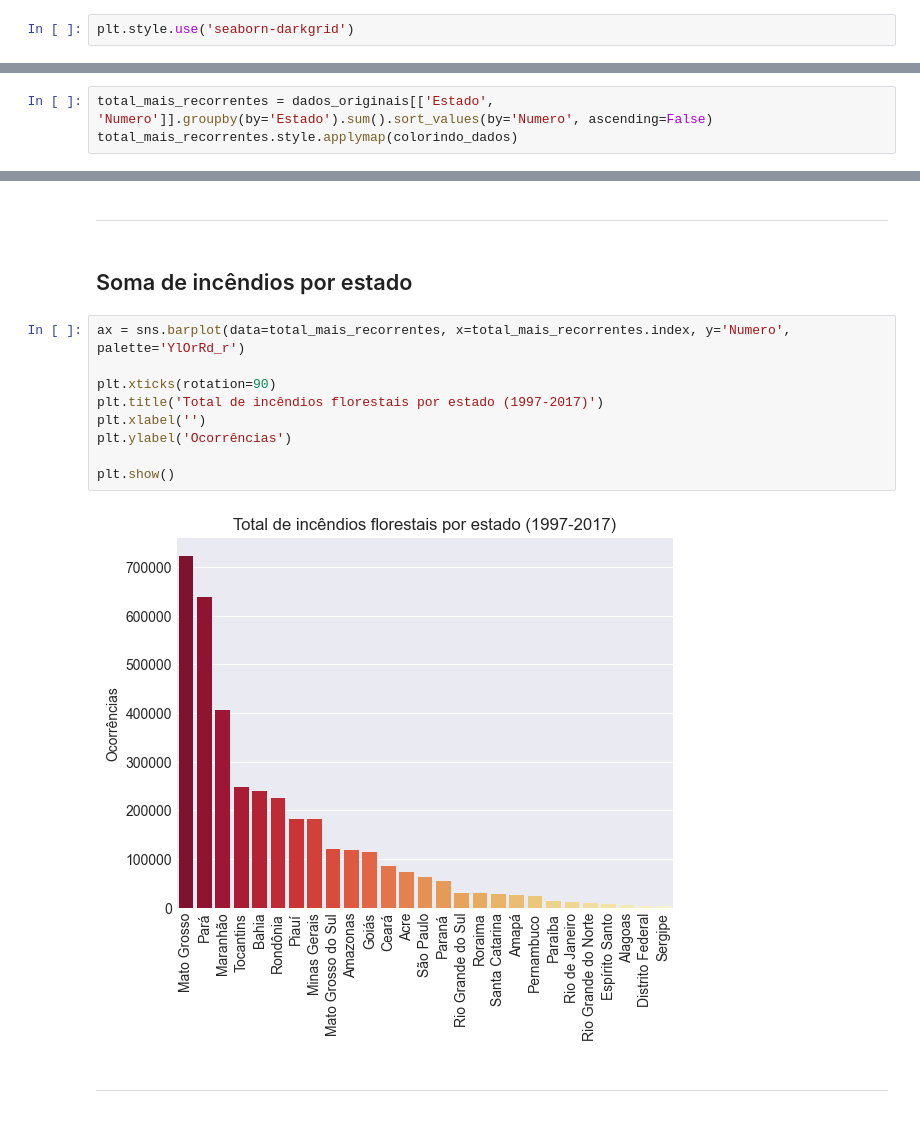
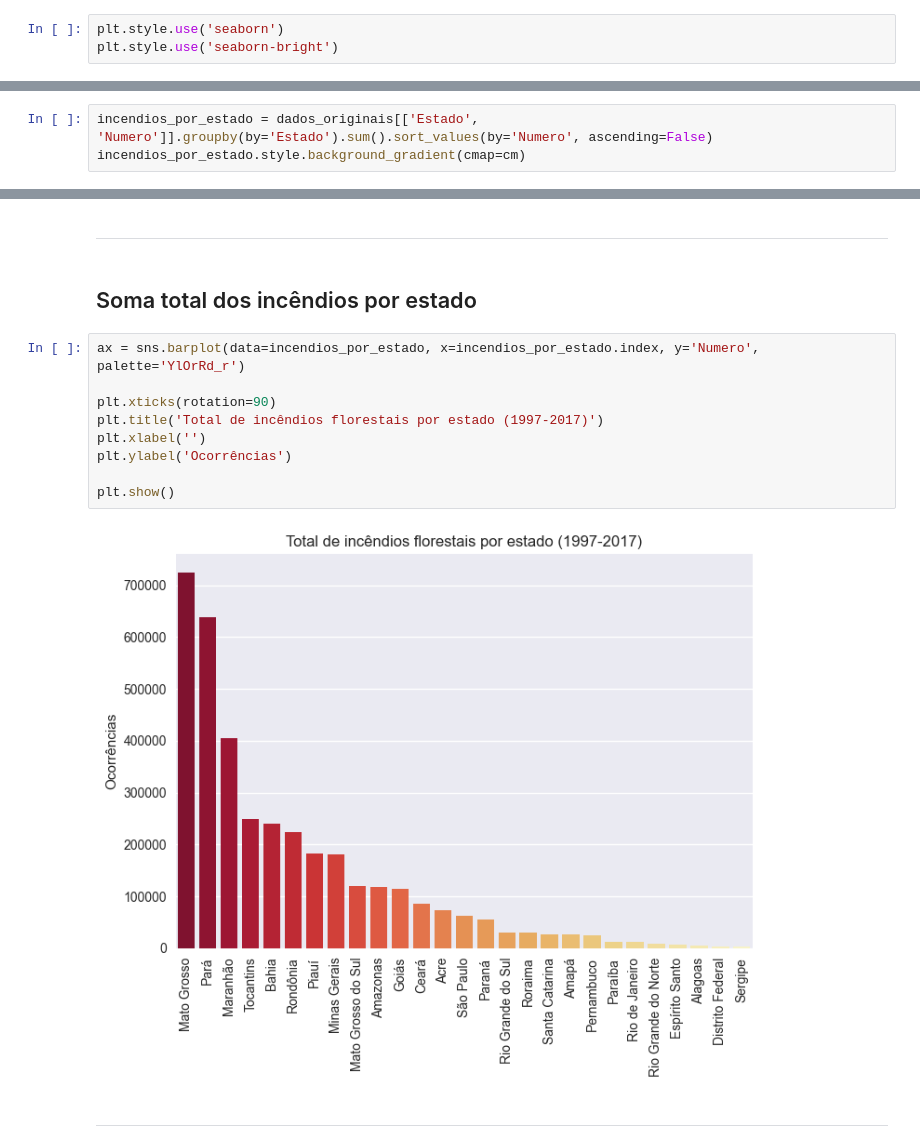
Before and after one commit to pedrorcm/Queimadas_Brasil, a Jupyter notebook: extenso.ipynb, the cells around one changed output, grey strips where cells are left out. Saved outputs shown, nothing was run; the diff lists cells and outputs as text.

```diff
--- a/extenso.ipynb
+++ b/extenso.ipynb
@@ -37,7 +37,8 @@ data = pd.read_csv('Data/forest_fires.csv', encoding='latin-1')
 # %% [markdown]
 Definindo o estilo visual padrão dos gráficos:
 # %%
-plt.style.use('seaborn-darkgrid')
+plt.style.use('seaborn')
+plt.style.use('seaborn-bright')
 # %% [markdown]
 # 🌎 **Visão geral e Tratamento dos dados iniciais**
 # %% [markdown]
@@ -667,6 +666,6 @@ def colorindo_dados(entrada):
 # %%
-total_mais_recorrentes = dados_originais[['Estado', 'Numero']].groupby(by='Estado').sum().sort_values(by='Numero', ascending=False)
-total_mais_recorrentes.style.applymap(colorindo_dados)
+incendios_por_estado = dados_originais[['Estado', 'Numero']].groupby(by='Estado').sum().sort_values(by='Numero', ascending=False)
+incendios_por_estado.style.background_gradient(cmap=cm)
 # %% [output]
 |  | Numero |
 | Estado |  |
@@ -689,18 +688,18 @@ total_mais_recorrentes.style.applymap(colorindo_dados)
 # %% [markdown]
 ___
 # %% [markdown]
-## Soma de incêndios por estado
+## Soma total dos incêndios por estado
 # %%
-ax = sns.barplot(data=total_mais_recorrentes, x=total_mais_recorrentes.index, y='Numero', palette='YlOrRd_r')
+ax = sns.barplot(data=incendios_por_estado, x=incendios_por_estado.index, y='Numero', palette='YlOrRd_r')
 
 plt.xticks(rotation=90)
 plt.title('Total de incêndios florestais por estado (1997-2017)')
 plt.xlabel('')
 plt.ylabel('Ocorrências')
 
 plt.show()
 # %% [output]
-[figure, old version]
+[figure, new version]
 # %% [markdown]
 ___
 # %% [markdown]
```
Also changed, not shown: parts of 39 cells of this notebook.
